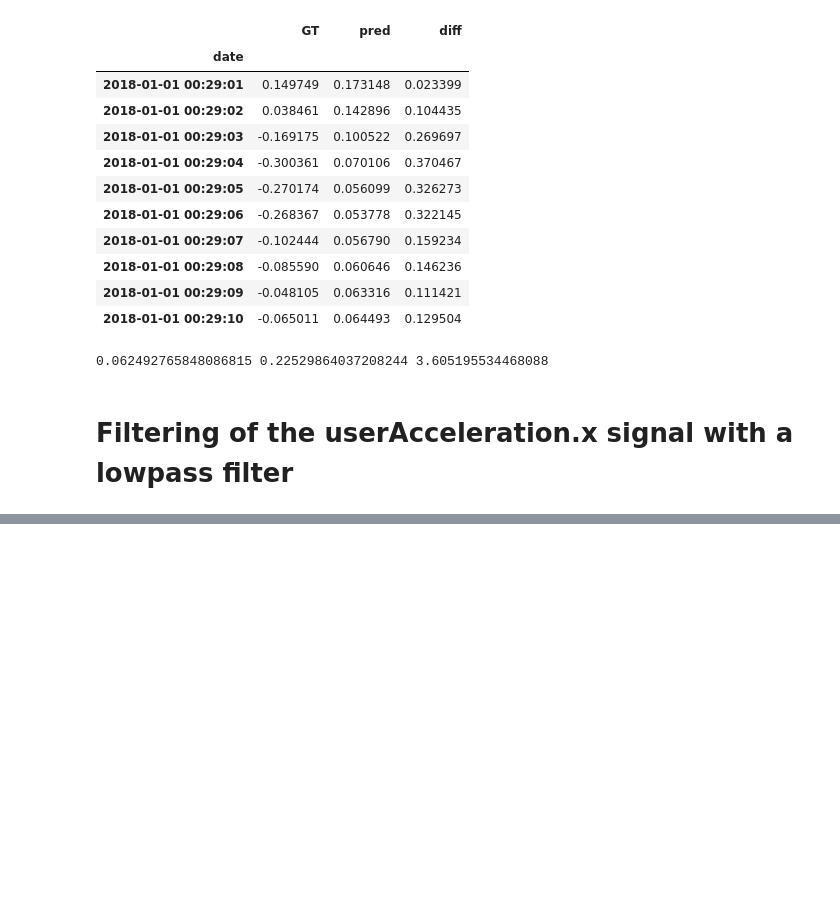
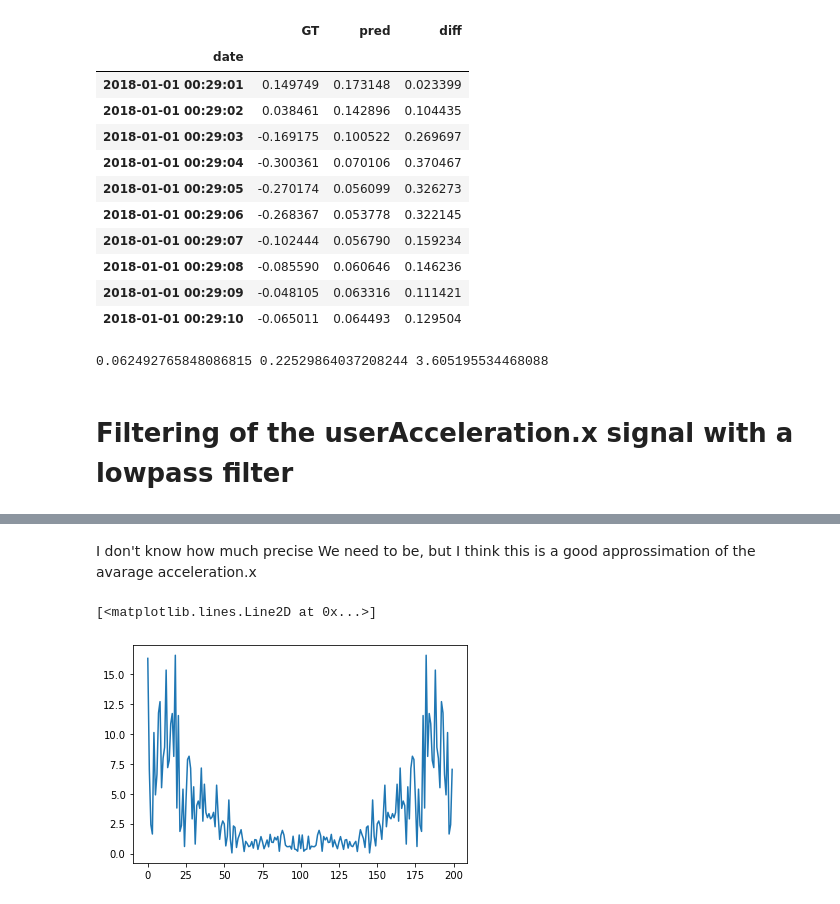
Before and after one commit to silviaserafini/datamad0320, a Jupyter notebook: module-2/lab-time-series/your-code/main.ipynb, the cells around one changed output, grey strips where cells are left out. Drawn from its saved outputs; the diff is of its cells as text; code cells hidden in the pictures; blank space fills up the shorter version.

```diff
--- a/module-2/lab-time-series/your-code/main.ipynb
+++ b/module-2/lab-time-series/your-code/main.ipynb
@@ -267,0 +268,9 @@ plt.legend(["Measured","Cleaned"])
+# %% [markdown]
+I don't know how much precise We need to be, but I think this is a good approssimation of the avarage acceleration.x
+# %%
+from scipy.fftpack import fft
+fft_y = np.abs(fft(np.array(Y)))
+plt.plot(fft_y[0:500])
+# %% [output]
+[<matplotlib.lines.Line2D at 0x...>]
+[figure, added]
```
Also changed, not shown: parts of 1 cell of this notebook.
